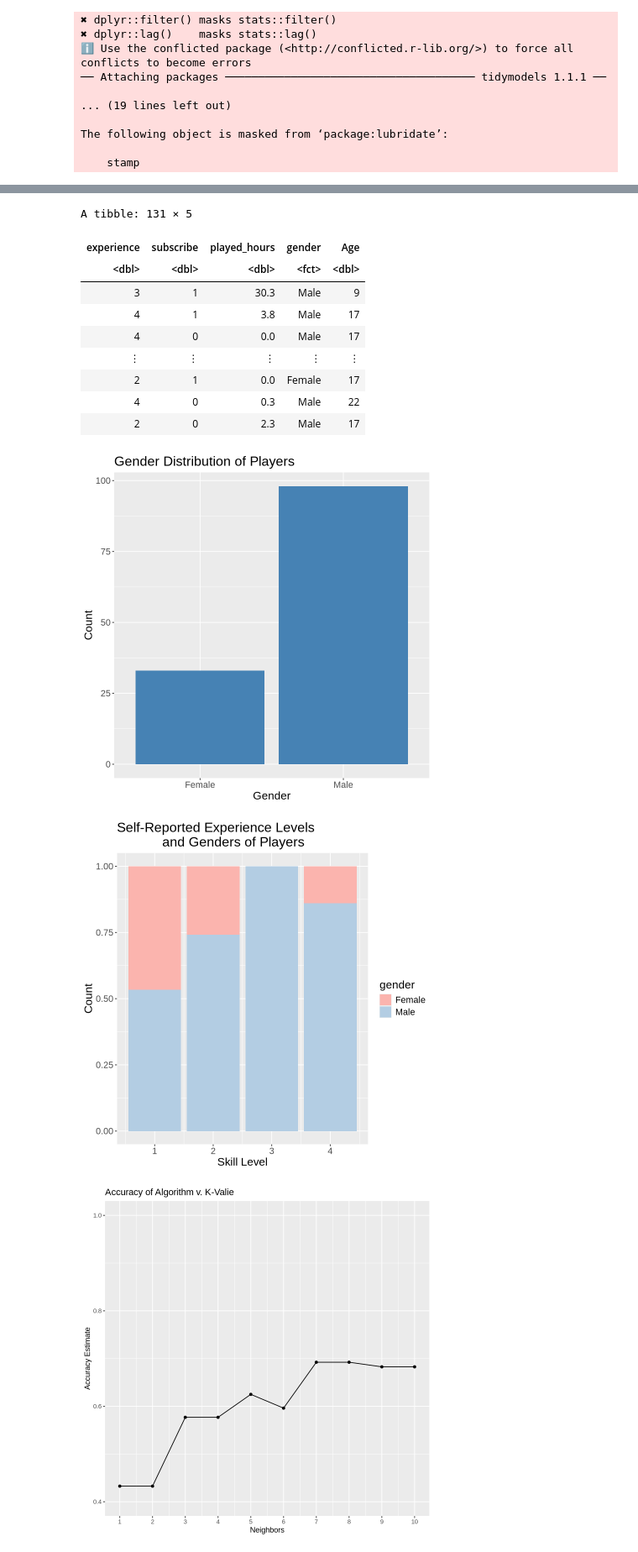
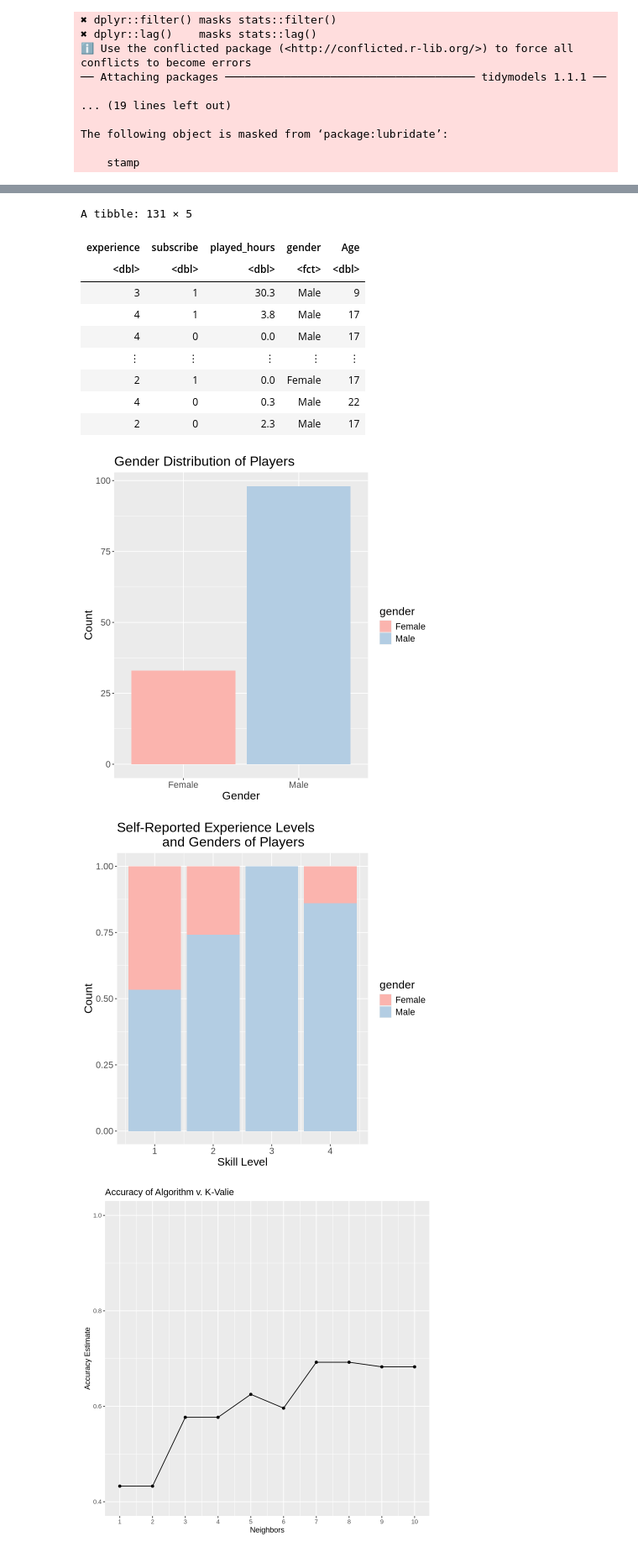
Before and after one commit to ellailan/PLAICRAFT-Data-Analysis, a Jupyter notebook: data-analysis.ipynb, the cells around one changed output, grey strips where cells are left out. Shown at 84% size. Drawn from its saved outputs; the diff is of its cells as text; code cells hidden in the pictures.

Commit message:
Tweaking of graphs

```diff
--- a/data-analysis.ipynb
+++ b/data-analysis.ipynb
@@ -98,43 +98,44 @@ players <- drop_na(players)
 players
 
 #visualizing some things that we can see abt. gender makeup of surveyed participants
-gender <- players |> ggplot(aes(x = gender)) +
-  geom_bar(fill = "steelblue") +
+gender <- players |> ggplot(aes(x = gender, fill = gender)) +
+  geom_bar() +
   labs(title = "Gender Distribution of Players", x = "Gender", y = "Count") +
-    theme(text = element_text(size = 16))
+    theme(text = element_text(size = 16))  +
+    scale_fill_brewer(palette = 'Pastel1')
 
 
 experience_gender <- players |> ggplot(aes(x = experience, fill = gender)) +
   geom_bar(position = "fill") +
   labs(color = "Gender", y = "Count", x = "Skill Level") +
     ggtitle("Self-Reported Experience Levels
             and Genders of Players") +
     theme(text = element_text(size = 16)) +
     scale_fill_brewer(palette = 'Pastel1')
 
 gender
 experience_gender
 # %% [output]
 Rows: 196 Columns: 7
 ── Column specification ────────────────────────────────────────────────────────
 Delimiter: ","
 chr (4): experience, hashedEmail, name, gender
 dbl (2): played_hours, Age
 lgl (1): subscribe
 
 ℹ Use `spec()` to retrieve the full column specification for this data.
 ℹ Specify the column types or set `show_col_types = FALSE` to quiet this message.
 A tibble: 131 × 5
 | experience | subscribe | played_hours | gender | Age |
 | <dbl> | <dbl> | <dbl> | <fct> | <dbl> |
 | 3 | 1 | 30.3 | Male | 9 |
 | 4 | 1 | 3.8 | Male | 17 |
 | 4 | 0 | 0.0 | Male | 17 |
 | ⋮ | ⋮ | ⋮ | ⋮ | ⋮ |
 | 2 | 1 | 0.0 | Female | 17 |
 | 4 | 0 | 0.3 | Male | 22 |
 | 2 | 0 | 2.3 | Male | 17 |
-[figure, old version]
+[figure, new version]
 [figure]
 # %%
 
```
